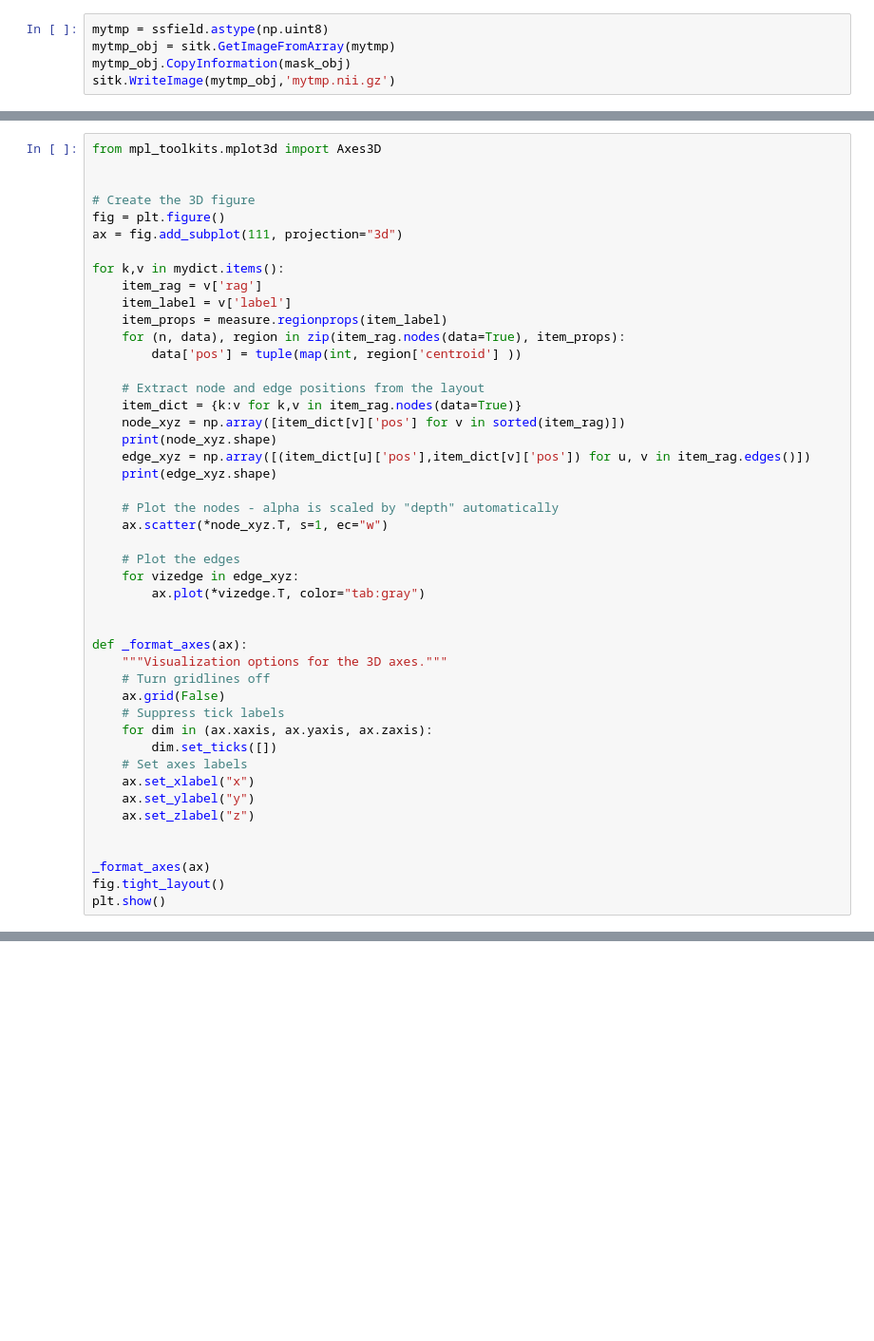
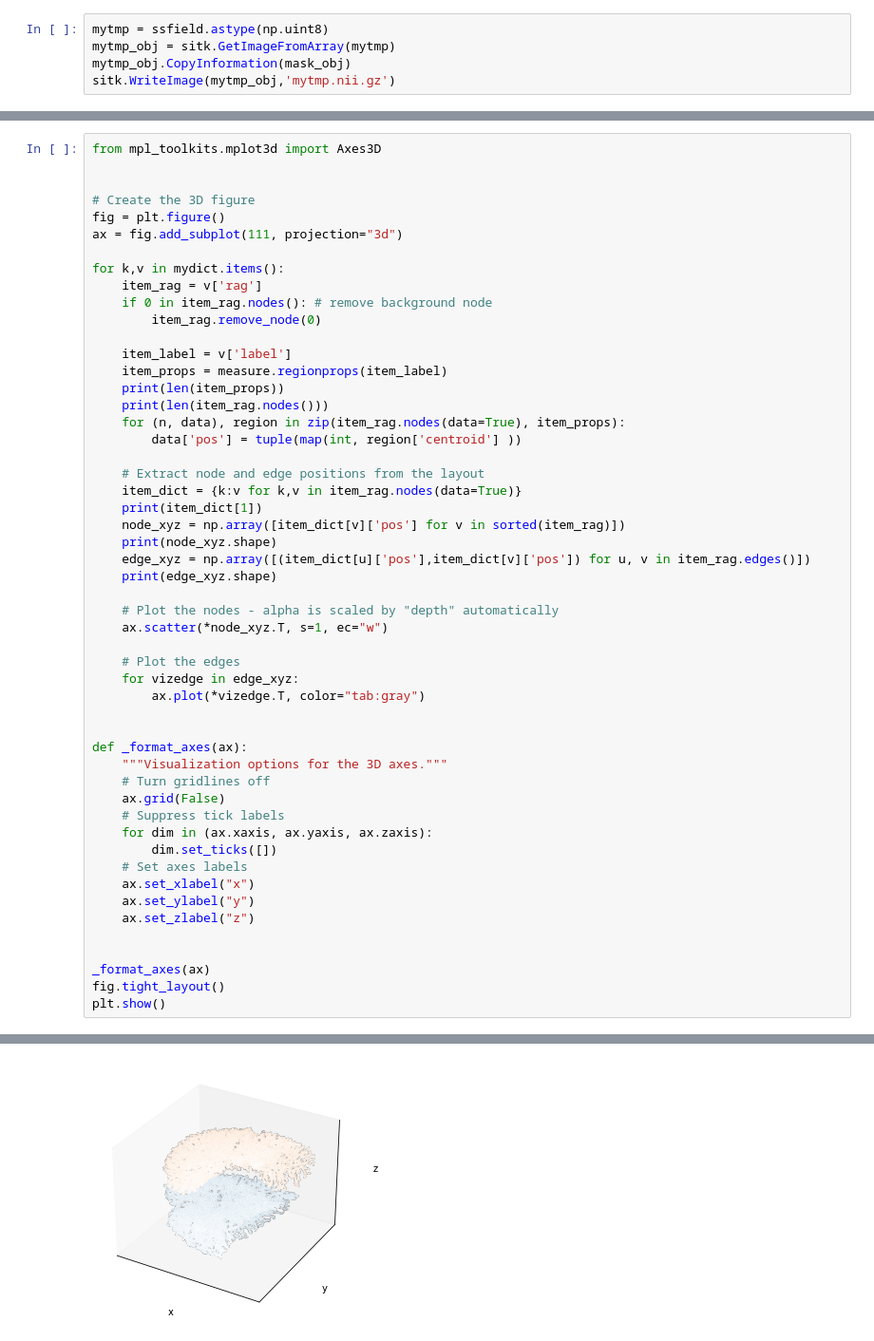
Before and after one commit to pangyuteng/pulmonary-vessel-seg, a Jupyter notebook: utils/hola.ipynb, the cells around one changed output, grey strips where cells are left out. Shown: that part at 95% size. Saved outputs shown, nothing was run; the diff lists cells and outputs as text; blank space fills up the shorter version.

```diff
--- a/utils/hola.ipynb
+++ b/utils/hola.ipynb
@@ -247,13 +245,19 @@ ax = fig.add_subplot(111, projection="3d")
 
 for k,v in mydict.items():
     item_rag = v['rag']
+    if 0 in item_rag.nodes(): # remove background node
+        item_rag.remove_node(0)
+
     item_label = v['label']
     item_props = measure.regionprops(item_label)
+    print(len(item_props))
+    print(len(item_rag.nodes()))
     for (n, data), region in zip(item_rag.nodes(data=True), item_props):
         data['pos'] = tuple(map(int, region['centroid'] ))
 
     # Extract node and edge positions from the layout
     item_dict = {k:v for k,v in item_rag.nodes(data=True)}
+    print(item_dict[1])
     node_xyz = np.array([item_dict[v]['pos'] for v in sorted(item_rag)])
     print(node_xyz.shape)
     edge_xyz = np.array([(item_dict[u]['pos'],item_dict[v]['pos']) for u, v in item_rag.edges()])
@@ -283,3 +287,4 @@ def _format_axes(ax):
 _format_axes(ax)
 fig.tight_layout()
 plt.show()
+# %% [output]
@@ -285,0 +301 @@ plt.show()
+[figure, added]
```
Also changed, not shown: parts of 10 cells of this notebook.
